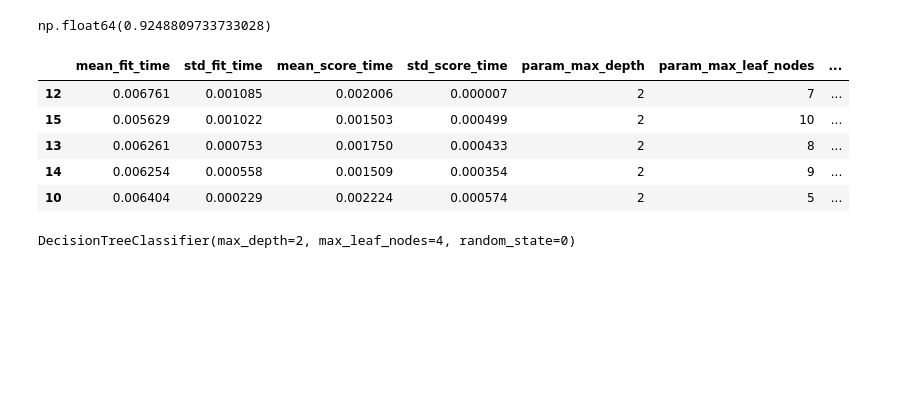
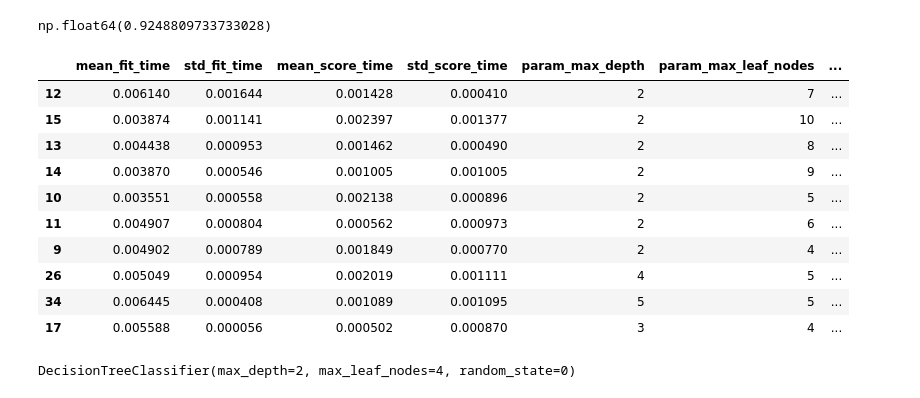
Before and after one commit to NGGW519/SKN13_mysrc, a Jupyter notebook: 08_머신러닝/06_과적합_일반화_그리드서치_파이프라인.ipynb, the cells around one changed output. Cells and saved outputs as stored; diff of their text form; code cells hidden in the pictures; blank space fills up the shorter version.

```diff
--- a/08_머신러닝/06_과적합_일반화_그리드서치_파이프라인.ipynb
+++ b/08_머신러닝/06_과적합_일반화_그리드서치_파이프라인.ipynb
@@ -384,16 +392,21 @@ np.float64(0.9248809733733028)
 # %%
 ### 모든 조합에 대한 평가 결과
 # gs.cv_results_ #>>그냥 얘만 조회하면 dict type으로 나열해서나온다. 보기 편하도록 dataframe에 넣어서 아래와 같이 호출
 import pandas as pd
 result_df = pd.DataFrame(gs.cv_results_).sort_values('rank_test_score')
-result_df.head()
+result_df.head(10)
 # %% [output]
 |  | mean_fit_time | std_fit_time | mean_score_time | std_score_time | param_max_depth | param_max_leaf_nodes | ... |
-| 12 | 0.006761 | 0.001085 | 0.002006 | 0.000007 | 2 | 7 | ... |
-| 15 | 0.005629 | 0.001022 | 0.001503 | 0.000499 | 2 | 10 | ... |
-| 13 | 0.006261 | 0.000753 | 0.001750 | 0.000433 | 2 | 8 | ... |
-| 14 | 0.006254 | 0.000558 | 0.001509 | 0.000354 | 2 | 9 | ... |
-| 10 | 0.006404 | 0.000229 | 0.002224 | 0.000574 | 2 | 5 | ... |
+| 12 | 0.006140 | 0.001644 | 0.001428 | 0.000410 | 2 | 7 | ... |
+| 15 | 0.003874 | 0.001141 | 0.002397 | 0.001377 | 2 | 10 | ... |
+| 13 | 0.004438 | 0.000953 | 0.001462 | 0.000490 | 2 | 8 | ... |
+| 14 | 0.003870 | 0.000546 | 0.001005 | 0.001005 | 2 | 9 | ... |
+| 10 | 0.003551 | 0.000558 | 0.002138 | 0.000896 | 2 | 5 | ... |
+| 11 | 0.004907 | 0.000804 | 0.000562 | 0.000973 | 2 | 6 | ... |
+| 9 | 0.004902 | 0.000789 | 0.001849 | 0.000770 | 2 | 4 | ... |
+| 26 | 0.005049 | 0.000954 | 0.002019 | 0.001111 | 4 | 5 | ... |
+| 34 | 0.006445 | 0.000408 | 0.001089 | 0.001095 | 5 | 5 | ... |
+| 17 | 0.005588 | 0.000056 | 0.000502 | 0.000870 | 3 | 4 | ... |
 # %%
 ##### 가장 좋은 하이퍼파라미터로 학습한 모델을 조회
 # gs.best_estimator_: 가장 성능 좋았던 max depth와 max leaf nodes 값을 넣은 DecisionTree 모델에 다시 넣어 결과 확인한 값을 best model에 담기기
```
Also changed, not shown: parts of 35 cells of this notebook, 2 other files.
